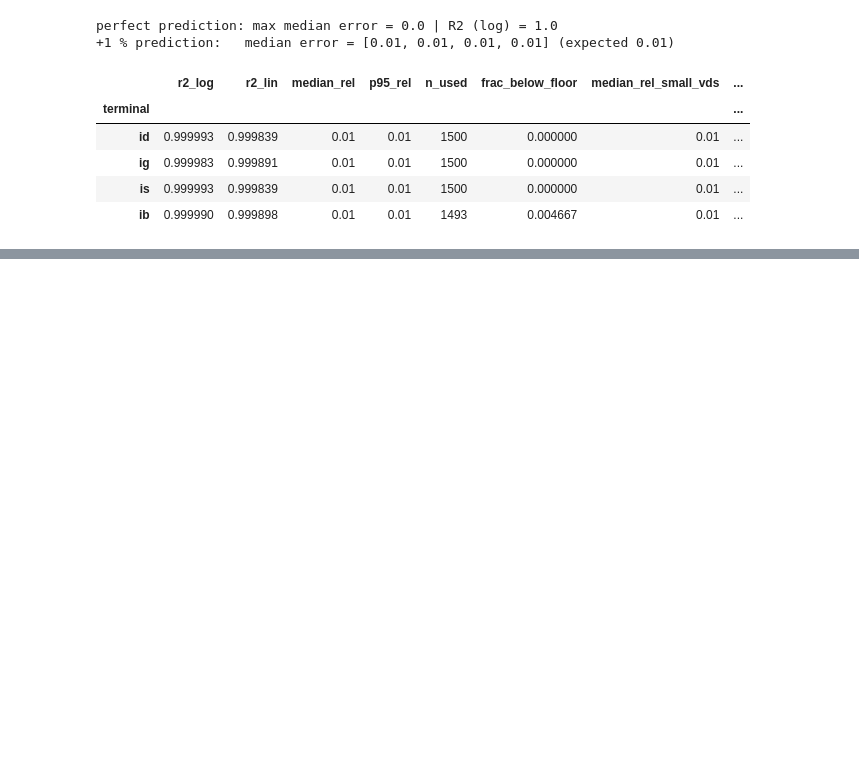
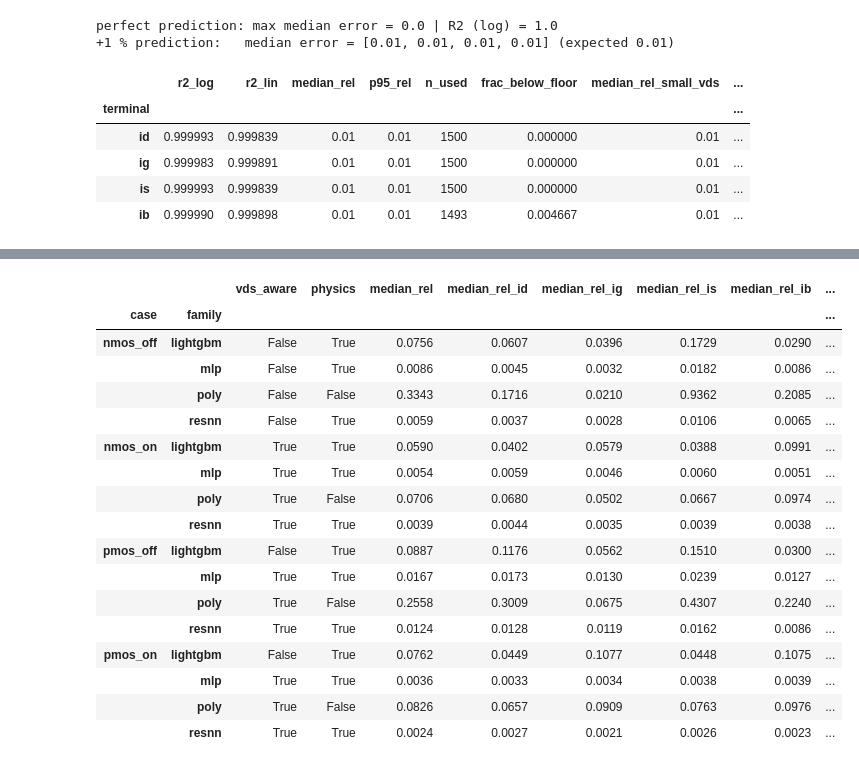
Before and after one commit to rtvk2/dvd-leakage-estimation, a Jupyter notebook: notebooks/03_train.ipynb, the cells around one changed output, grey strips where cells are left out. Saved outputs shown, nothing was run; the diff lists cells and outputs as text; code cells hidden in the pictures; blank space fills up the shorter version.

```diff
--- a/notebooks/03_train.ipynb
+++ b/notebooks/03_train.ipynb
@@ -621,0 +891,23 @@ Next: the plain MLP and the residual MLP on the same data, and the full comparis
+# %%
+# per-terminal detail of the best setting of every model type and case
+detail = pick[["vds_aware", "physics", "median_rel", "median_rel_id", "median_rel_ig", "median_rel_is", "median_rel_ib", "p95_rel", "r2_log", "setting"]]
+detail.round({"median_rel": 4, "median_rel_id": 4, "median_rel_ig": 4, "median_rel_is": 4, "median_rel_ib": 4, "p95_rel": 3, "r2_log": 5})
+# %% [output]
+|  |  | vds_aware | physics | median_rel | median_rel_id | median_rel_ig | median_rel_is | median_rel_ib | ... |
+| case | family |  |  |  |  |  |  |  | ... |
+| nmos_off | lightgbm | False | True | 0.0756 | 0.0607 | 0.0396 | 0.1729 | 0.0290 | ... |
+|  | mlp | False | True | 0.0086 | 0.0045 | 0.0032 | 0.0182 | 0.0086 | ... |
+|  | poly | False | False | 0.3343 | 0.1716 | 0.0210 | 0.9362 | 0.2085 | ... |
+|  | resnn | False | True | 0.0059 | 0.0037 | 0.0028 | 0.0106 | 0.0065 | ... |
+| nmos_on | lightgbm | True | True | 0.0590 | 0.0402 | 0.0579 | 0.0388 | 0.0991 | ... |
+|  | mlp | True | True | 0.0054 | 0.0059 | 0.0046 | 0.0060 | 0.0051 | ... |
+|  | poly | True | False | 0.0706 | 0.0680 | 0.0502 | 0.0667 | 0.0974 | ... |
+|  | resnn | True | True | 0.0039 | 0.0044 | 0.0035 | 0.0039 | 0.0038 | ... |
+| pmos_off | lightgbm | False | True | 0.0887 | 0.1176 | 0.0562 | 0.1510 | 0.0300 | ... |
+|  | mlp | True | True | 0.0167 | 0.0173 | 0.0130 | 0.0239 | 0.0127 | ... |
+|  | poly | True | False | 0.2558 | 0.3009 | 0.0675 | 0.4307 | 0.2240 | ... |
+|  | resnn | True | True | 0.0124 | 0.0128 | 0.0119 | 0.0162 | 0.0086 | ... |
+| pmos_on | lightgbm | False | True | 0.0762 | 0.0449 | 0.1077 | 0.0448 | 0.1075 | ... |
+|  | mlp | True | True | 0.0036 | 0.0033 | 0.0034 | 0.0038 | 0.0039 | ... |
+|  | poly | True | False | 0.0826 | 0.0657 | 0.0909 | 0.0763 | 0.0976 | ... |
+|  | resnn | True | True | 0.0024 | 0.0027 | 0.0021 | 0.0026 | 0.0023 | ... |
```
Also changed, not shown: parts of 49 cells of this notebook, 6 other files.
